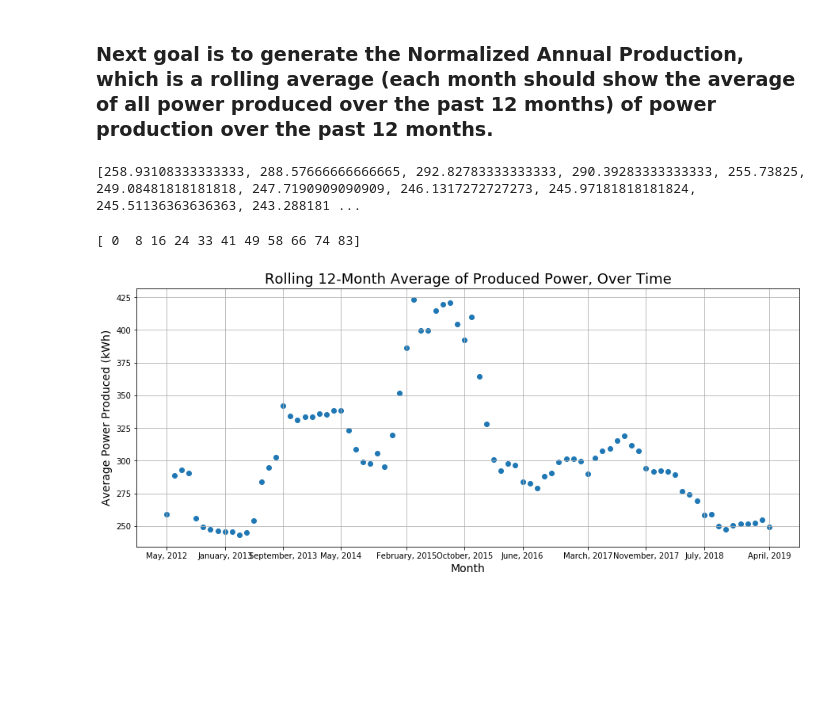
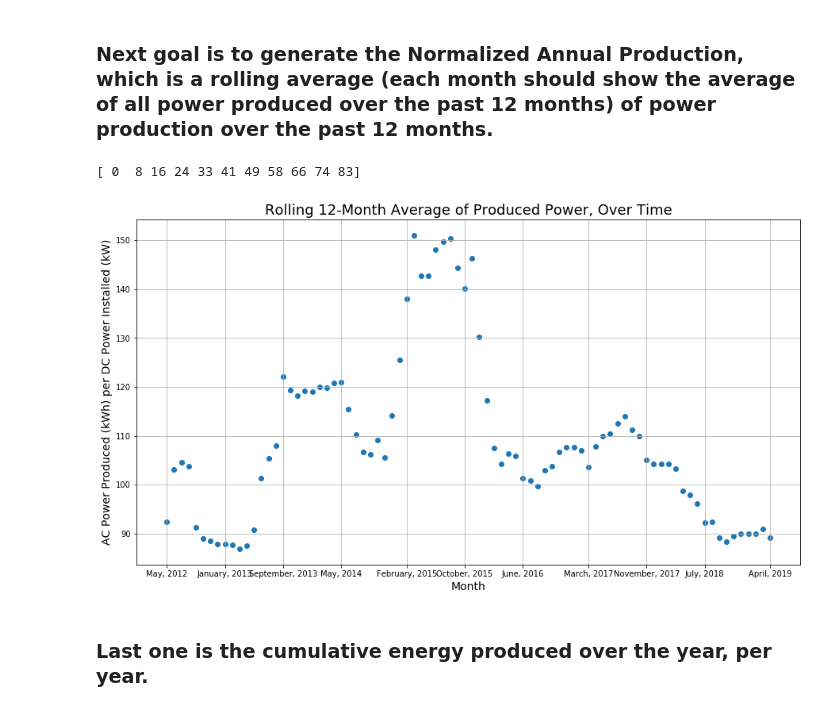
Before and after one commit to acep-uaf/ACEP_solar, a Jupyter notebook: Individual Panel Production Dev.ipynb, the cells around one changed output. Cells and saved outputs as stored; diff of their text form; code cells hidden in the pictures; blank space fills up the shorter version.

```diff
--- a/Individual Panel Production Dev.ipynb
+++ b/Individual Panel Production Dev.ipynb
@@ -134,22 +111,22 @@ import numpy as np
 # %%
+#Using the Johansen Solar at First, which has a DC generation of 2.8 kW.
 plottable_range = len(panel_data.index) - 12
 rolling_average = []
 for i in range(plottable_range):
-    this_average = np.mean(panel_data['Johansen Solar (kWh)'][i:i+12])
+    #Divide everything by 2.8, the kW rating of the solar panels installed.
+    this_average = np.mean(panel_data['Johansen Solar (kWh)'][i:i+12])/2.8
     rolling_average.append(this_average)
-print(rolling_average)
-# %% [output]
-[258.93108333333333, 288.57666666666665, 292.82783333333333, 290.39283333333333, 255.73825, 249.08481818181818, 247.7190909090909, 246.1317272727273, 245.97181818181824, 245.51136363636363, 243.288181 ...
 # %%
-fig, ax = plt.subplots(figsize = (15, 6))
+fig, ax = plt.subplots(figsize = (15, 8))
 ax.scatter(x = panel_data['Month_Year'][12:len(panel_data.index)], y = rolling_average)
 tick_spacing = np.linspace(0, len(panel_data.index)-13, 11, dtype = 'int')
-print(tick_spacing)
 ax.set_xticks(tick_spacing)
 ax.set_title("Rolling 12-Month Average of Produced Power, Over Time", size = 18)
 ax.set_xlabel("Month", size = 14)
-ax.set_ylabel("Average Power Produced (kWh)", size = 14)
+ax.set_ylabel("AC Power Produced (kWh) per DC Power Installed (kW)", size = 14)
 ax.grid()
 # %% [output]
 [ 0  8 16 24 33 41 49 58 66 74 83]
-[figure, old version]
+[figure, new version]
+# %% [markdown]
+### Last one is the cumulative energy produced over the year, per year.
```
Also changed, not shown: parts of 2 cells of this notebook.
